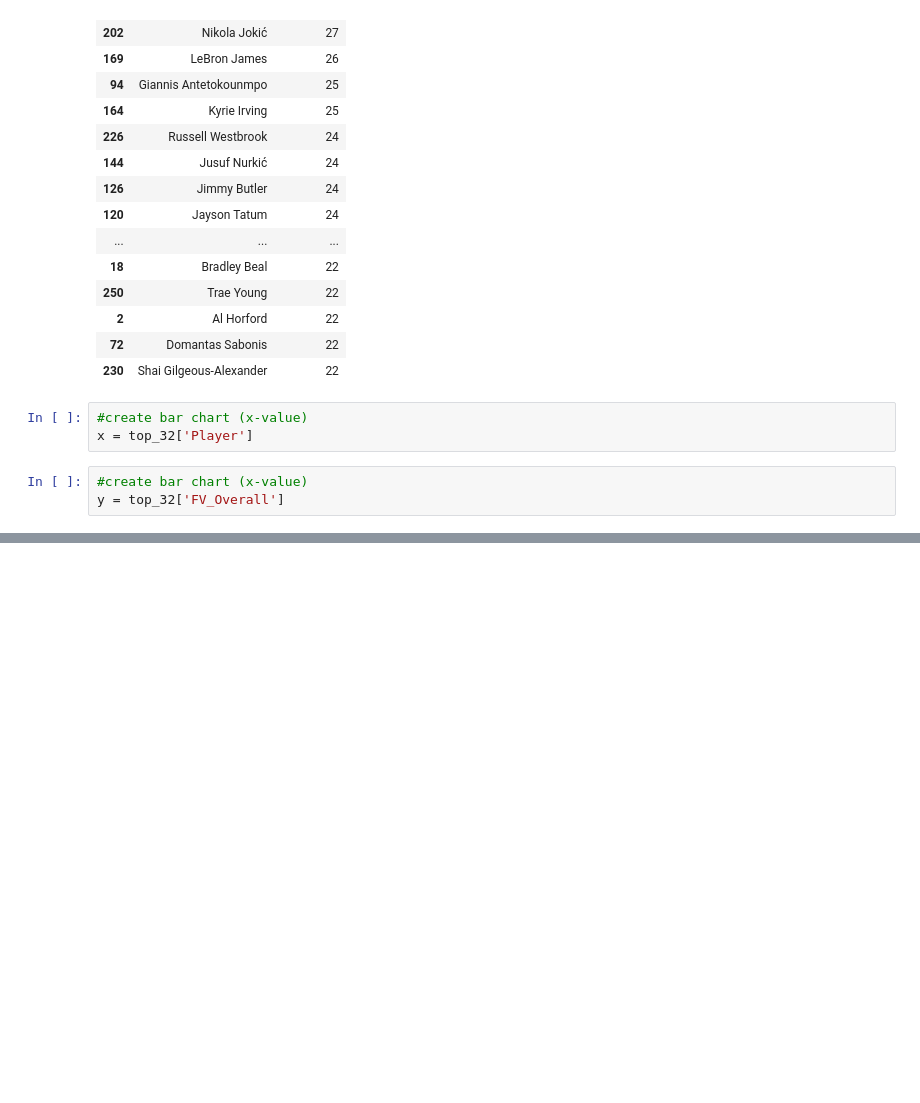
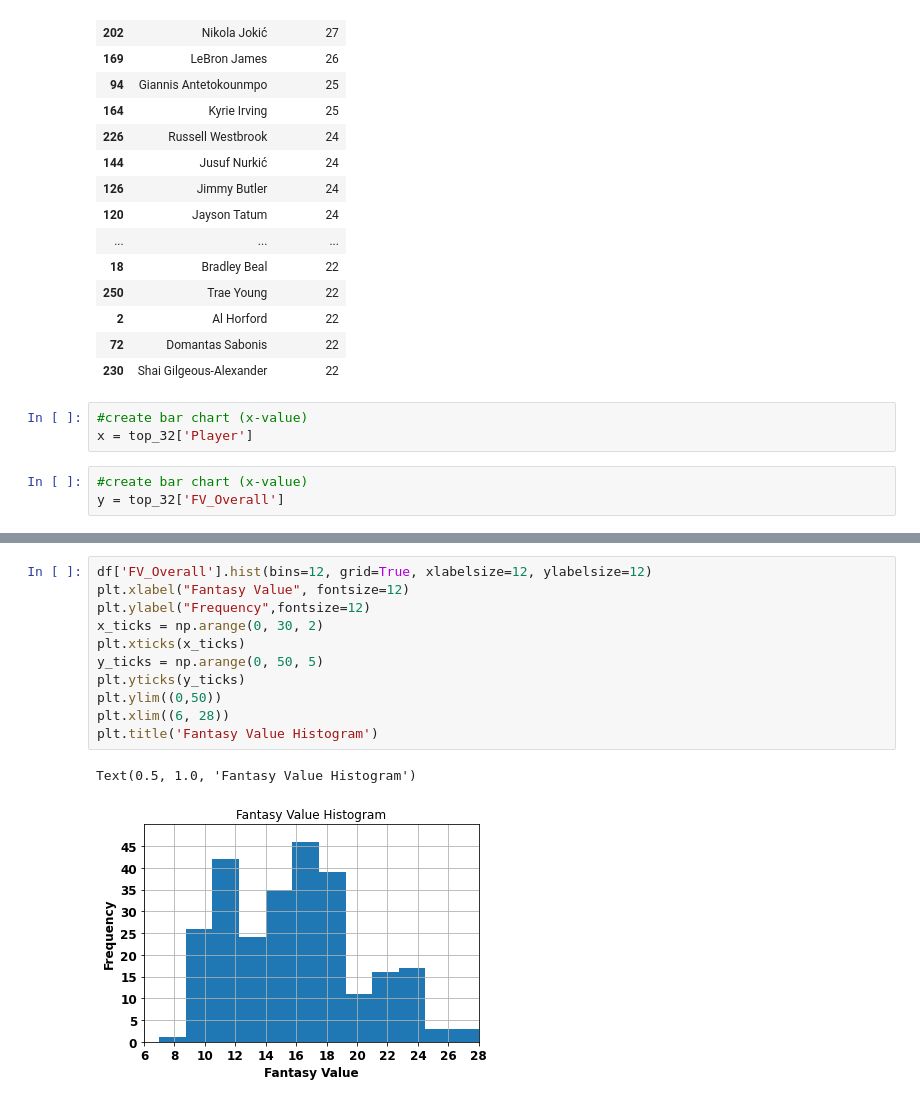
Before and after one commit to KenHoffman95/Fantasy-Basketball-Preseason-Analysis-2020, a Jupyter notebook: Data Cleaning, Feature Engineering and EDA Pt. 2.ipynb, the cells around one changed output, grey strips where cells are left out. Saved outputs shown, nothing was run; the diff lists cells and outputs as text; blank space fills up the shorter version.

Commit message:
Add files via upload
Histogram

```diff
--- a/Data Cleaning, Feature Engineering and EDA Pt. 2.ipynb
+++ b/Data Cleaning, Feature Engineering and EDA Pt. 2.ipynb
@@ -1022,0 +1023,14 @@ plt.bar(x, y)
+# %%
+df['FV_Overall'].hist(bins=12, grid=True, xlabelsize=12, ylabelsize=12)
+plt.xlabel("Fantasy Value", fontsize=12)
+plt.ylabel("Frequency",fontsize=12)
+x_ticks = np.arange(0, 30, 2)
+plt.xticks(x_ticks)
+y_ticks = np.arange(0, 50, 5)
+plt.yticks(y_ticks)
+plt.ylim((0,50))
+plt.xlim((6, 28))
+plt.title('Fantasy Value Histogram')
+# %% [output]
+Text(0.5, 1.0, 'Fantasy Value Histogram')
+[figure, added]
```
Also changed, not shown: parts of 1 cell of this notebook.
